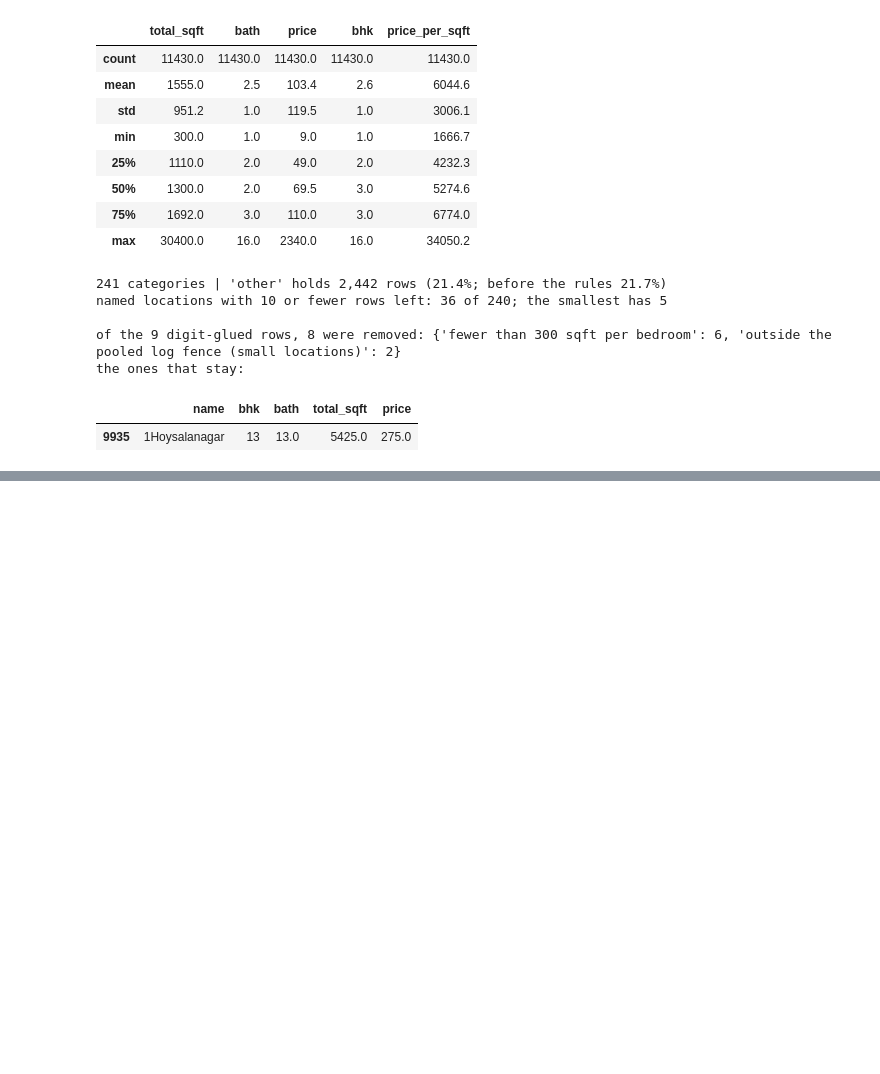
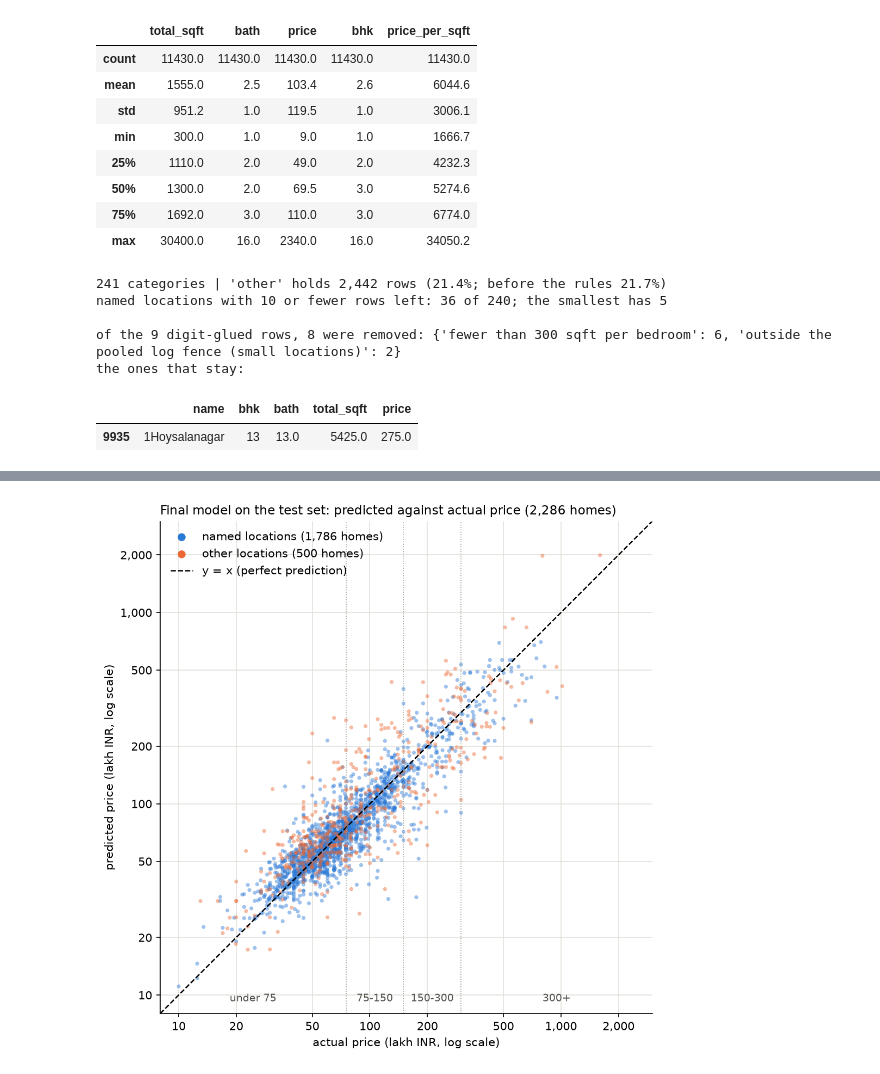
Before and after one commit to shivam-jund/bengaluru-house-price-prediction, a Jupyter notebook: model/price_prediction.ipynb, the cells around one changed output, grey strips where cells are left out. Drawn from its saved outputs; the diff is of its cells as text; code cells hidden in the pictures; blank space fills up the shorter version.

Commit message:
Build and evaluate house price prediction models

```diff
--- a/model/price_prediction.ipynb
+++ b/model/price_prediction.ipynb
@@ -1658,0 +2103,9 @@ Each decision with its row impact, as seen while the notebook ran on this data.
+# %%
+final_model = build_pipeline(RandomForestRegressor(n_estimators=100, random_state=SEED, **forest_params))
+final_model.fit(X_train, y_train)                            # all training rows, the hyperparameters chosen in Step 5
+
+# the same forest as the one GridSearchCV refitted (checked on training rows only)
+assert np.allclose(final_model.predict(X_train.iloc[:200]), searches["RandomForest"].best_estimator_.predict(X_train.iloc[:200]))
+chosen = {name: final_model[-1].get_params()[name] for name in ["n_estimators", "max_depth", "min_samples_leaf", "random_state"]}
+print("final model: RandomForestRegressor with", chosen)
+print(f"fitted on {len(X_train):,} rows; pickled size {len(pickle.dumps(final_model)) / 1e6:.1f} MB")
@@ -1658,0 +2119,9 @@ Each decision with its row impact, as seen while the notebook ran on this data.
+# %%
+test_prediction = final_model.predict(X_test)               # the first and only time the final model sees the test rows
+
+final_test = pd.concat([baseline_test, pd.DataFrame({"RandomForest (final model)": metrics(y_test, test_prediction)}).T])
+display(final_test.round({"MAE (lakh)": 2, "median % error": 1, "R²": 3}))
+
+cv_mae = folds["RandomForest"]["MAE (lakh)"]
+test_mae = final_test.loc["RandomForest (final model)", "MAE (lakh)"]
+print(f"cross-validation expected an MAE of {cv_mae.mean():.2f} ± {cv_mae.std(ddof=0):.2f} lakh; the test set gives {test_mae:.2f}")
@@ -1658,0 +2183,37 @@ Each decision with its row impact, as seen while the notebook ran on this data.
+# %%
+fig, ax = plt.subplots(figsize=(7, 7), dpi=150)
+for kind, color in [("named", BLUE), ("other", ORANGE)]:
+    part = results[results["locations"] == kind]
+    ax.scatter(part["actual"], part["predicted"], s=12, color=color, alpha=0.45, edgecolor="none", label=f"{kind} locations ({len(part):,} homes)")
+
+low, high = 8, 3_000
+ax.plot([low, high], [low, high], color="black", linewidth=1.2, linestyle="--", label="y = x (perfect prediction)")
+for edge in BAND_EDGES[1:-1]:
+    ax.axvline(edge, color="#9a9990", linewidth=0.8, linestyle=":")
+for left, right, label in zip([low] + BAND_EDGES[1:-1], BAND_EDGES[1:-1] + [high], BAND_LABELS):
+    ax.text(np.sqrt(left * right), 0.02, label, transform=ax.get_xaxis_transform(), ha="center", va="bottom", fontsize=9, color="#52514b")
+
+ticks = [10, 20, 50, 100, 200, 500, 1_000, 2_000]
+ax.set_xscale("log")
+ax.set_yscale("log")
+ax.set_xlim(low, high)
+ax.set_ylim(low, high)
+ax.set_xticks(ticks)
+ax.set_yticks(ticks)
+ax.xaxis.set_major_formatter(lambda v, pos: f"{v:,.0f}")
+ax.yaxis.set_major_formatter(lambda v, pos: f"{v:,.0f}")
+ax.minorticks_off()
+ax.set_xlabel("actual price (lakh INR, log scale)")
+ax.set_ylabel("predicted price (lakh INR, log scale)")
+ax.set_title(f"Final model on the test set: predicted against actual price ({len(results):,} homes)", loc="left", fontsize=11)
+ax.set_aspect("equal")
+ax.grid(color="#e1e0d9", linewidth=0.8)
+ax.set_axisbelow(True)
+ax.spines[["top", "right"]].set_visible(False)
+legend = ax.legend(frameon=False, loc="upper left", markerscale=2)
+for handle in legend.legend_handles:
+    handle.set_alpha(1)                                      # the points are translucent; the legend marks should not be
+fig.tight_layout()
+plt.show()
+# %% [output]
+[figure, added]
```
Also changed, not shown: parts of 43 cells of this notebook.
